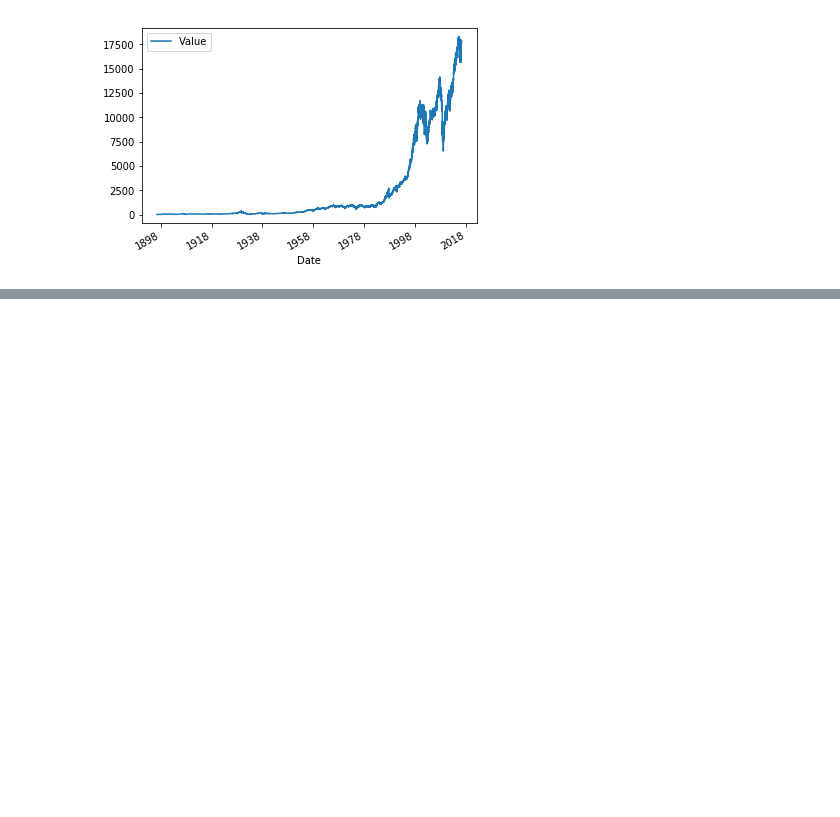
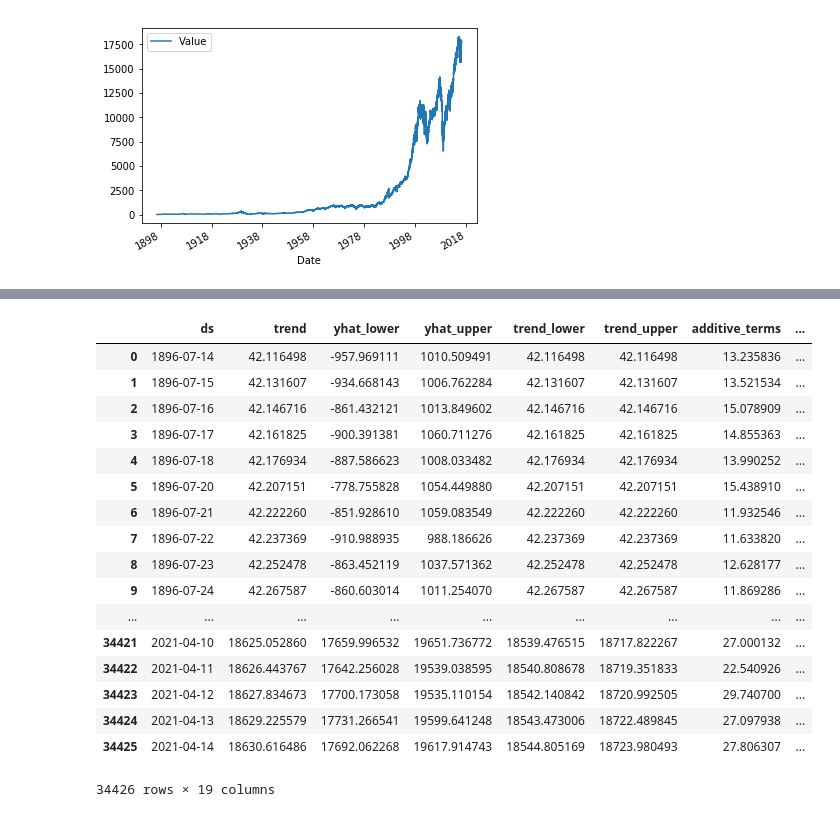
Before and after one commit to DecodedCo/quandl-python-demo, a Jupyter notebook: quandl-api-demo-prophet-complete.ipynb, the cells around one changed output, grey strips where cells are left out. Saved outputs shown, nothing was run; the diff lists cells and outputs as text; code cells hidden in the pictures; blank space fills up the shorter version.

```diff
--- a/quandl-api-demo-prophet-complete.ipynb
+++ b/quandl-api-demo-prophet-complete.ipynb
@@ -33,0 +72,21 @@ ValueError: Dataframe must have columns "ds" and "y" with the dates and values r
+# %%
+forecast
+# %% [output]
+|  | ds | trend | yhat_lower | yhat_upper | trend_lower | trend_upper | additive_terms | ... |
+| 0 | 1896-07-14 | 42.116498 | -957.969111 | 1010.509491 | 42.116498 | 42.116498 | 13.235836 | ... |
+| 1 | 1896-07-15 | 42.131607 | -934.668143 | 1006.762284 | 42.131607 | 42.131607 | 13.521534 | ... |
+| 2 | 1896-07-16 | 42.146716 | -861.432121 | 1013.849602 | 42.146716 | 42.146716 | 15.078909 | ... |
+| 3 | 1896-07-17 | 42.161825 | -900.391381 | 1060.711276 | 42.161825 | 42.161825 | 14.855363 | ... |
+| 4 | 1896-07-18 | 42.176934 | -887.586623 | 1008.033482 | 42.176934 | 42.176934 | 13.990252 | ... |
+| 5 | 1896-07-20 | 42.207151 | -778.755828 | 1054.449880 | 42.207151 | 42.207151 | 15.438910 | ... |
+| 6 | 1896-07-21 | 42.222260 | -851.928610 | 1059.083549 | 42.222260 | 42.222260 | 11.932546 | ... |
+| 7 | 1896-07-22 | 42.237369 | -910.988935 | 988.186626 | 42.237369 | 42.237369 | 11.633820 | ... |
+| 8 | 1896-07-23 | 42.252478 | -863.452119 | 1037.571362 | 42.252478 | 42.252478 | 12.628177 | ... |
+| 9 | 1896-07-24 | 42.267587 | -860.603014 | 1011.254070 | 42.267587 | 42.267587 | 11.869286 | ... |
+| ... | ... | ... | ... | ... | ... | ... | ... | ... |
+| 34421 | 2021-04-10 | 18625.052860 | 17659.996532 | 19651.736772 | 18539.476515 | 18717.822267 | 27.000132 | ... |
+| 34422 | 2021-04-11 | 18626.443767 | 17642.256028 | 19539.038595 | 18540.808678 | 18719.351833 | 22.540926 | ... |
+| 34423 | 2021-04-12 | 18627.834673 | 17700.173058 | 19535.110154 | 18542.140842 | 18720.992505 | 29.740700 | ... |
+| 34424 | 2021-04-13 | 18629.225579 | 17731.266541 | 19599.641248 | 18543.473006 | 18722.489845 | 27.097938 | ... |
+| 34425 | 2021-04-14 | 18630.616486 | 17692.062268 | 19617.914743 | 18544.805169 | 18723.980493 | 27.806307 | ... |
+34426 rows × 19 columns
```
Also changed, not shown: parts of 7 cells of this notebook.
